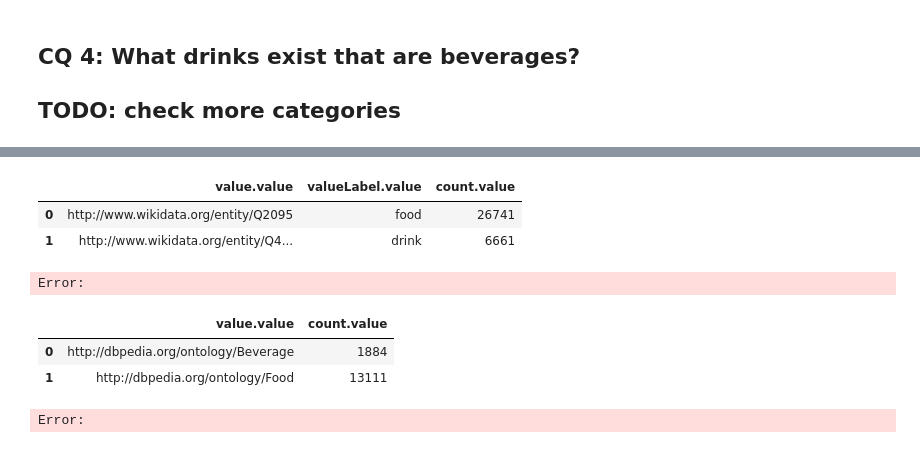
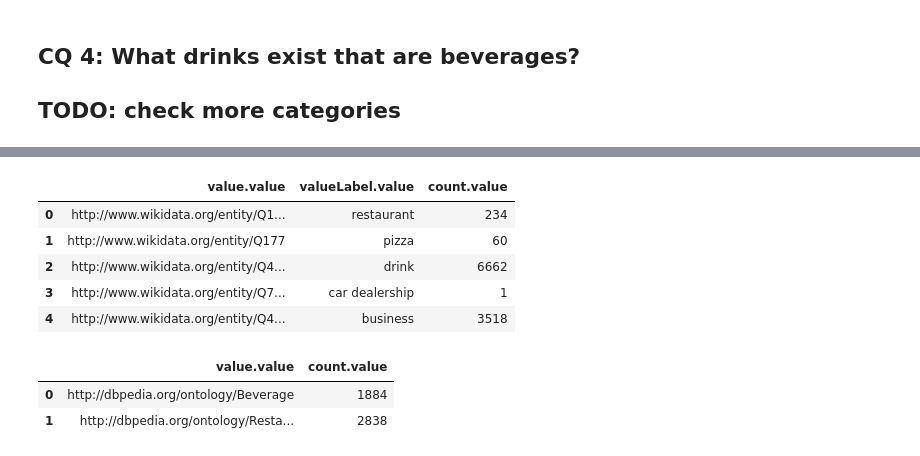
Before and after one commit to christiannielsen98/DVML-P7, a Jupyter notebook: Code/CompetencyQuestions/wikidata_competency_questions.ipynb, the cells around one changed output, grey strips where cells are left out. Cells and saved outputs as stored; diff of their text form; code cells hidden in the pictures.

```diff
--- a/Code/CompetencyQuestions/wikidata_competency_questions.ipynb
+++ b/Code/CompetencyQuestions/wikidata_competency_questions.ipynb
@@ -391,25 +419,27 @@ dbpedia_query(sparql_query=sparql_query)[['count.value', 'var.value']]
 # %%
 sparql_query = """
-SELECT ?value ?valueLabel (COUNT (DISTINCT ?beverage) AS ?count)
+SELECT ?value ?valueLabel (COUNT (DISTINCT ?category) AS ?count)
     WHERE {
-        VALUES ?value {wd:Q40050 wd:Q2095}
-        ?beverage wdt:P279+ ?value .
+        VALUES ?value {wd:Q40050 wd:Q177 wd:Q11707 wd:Q4830453 wd:Q786803}
+        ?category wdt:P279+ ?value .
         SERVICE wikibase:label { bd:serviceParam wikibase:language "en". }
     }
     GROUP BY ?value ?valueLabel
 """
 wikidata_query(sparql_query=sparql_query)[['value.value', 'valueLabel.value', 'count.value']]
 # %% [output]
 |  | value.value | valueLabel.value | count.value |
-| 0 | http://www.wikidata.org/entity/Q2095 | food | 26741 |
-| 1 | http://www.wikidata.org/entity/Q4... | drink | 6661 |
+| 0 | http://www.wikidata.org/entity/Q1... | restaurant | 234 |
+| 1 | http://www.wikidata.org/entity/Q177 | pizza | 60 |
+| 2 | http://www.wikidata.org/entity/Q4... | drink | 6662 |
+| 3 | http://www.wikidata.org/entity/Q7... | car dealership | 1 |
+| 4 | http://www.wikidata.org/entity/Q4... | business | 3518 |
-Error:
 # %%
 sparql_query = """
-SELECT ?value (COUNT (DISTINCT ?beverage) AS ?count)
+SELECT ?value (COUNT (DISTINCT ?category) AS ?count)
 WHERE {
-    VALUES ?value {dbo:Beverage dbo:Food}
-    ?beverage rdf:type ?value
+    VALUES ?value {dbo:Beverage dbo:Car_dealership dbo:Business dbo:Restaurant dbo:Pizza}
+    ?category rdf:type ?value
 }
 GROUP BY ?value
 """
@@ -417,5 +447,4 @@ dbpedia_query(sparql_query=sparql_query)[['value.value', 'count.value']]
 # %% [output]
 |  | value.value | count.value |
 | 0 | http://dbpedia.org/ontology/Beverage | 1884 |
-| 1 | http://dbpedia.org/ontology/Food | 13111 |
+| 1 | http://dbpedia.org/ontology/Resta... | 2838 |
-Error:
```
Also changed, not shown: parts of 4 cells of this notebook, 10 other files.
